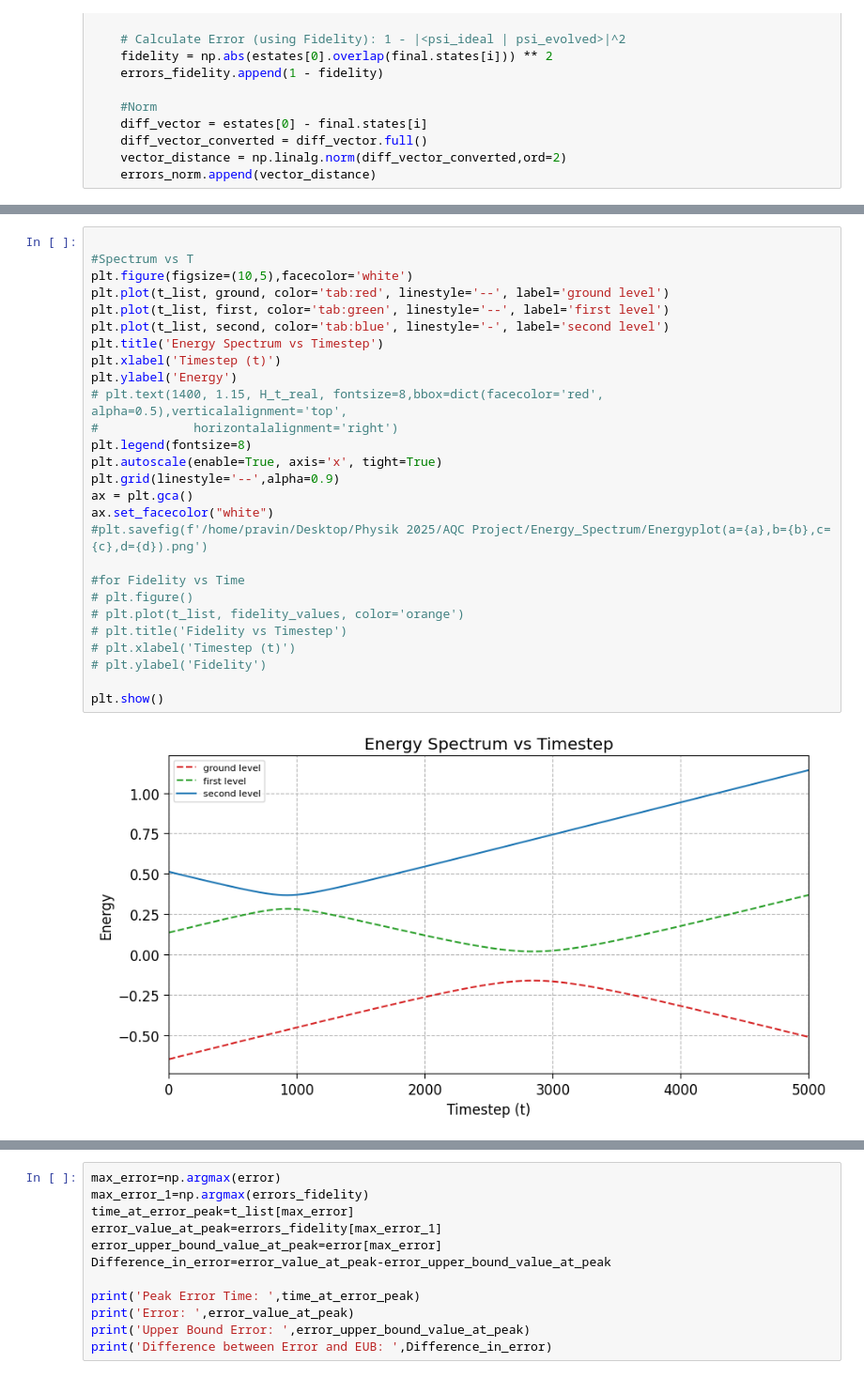
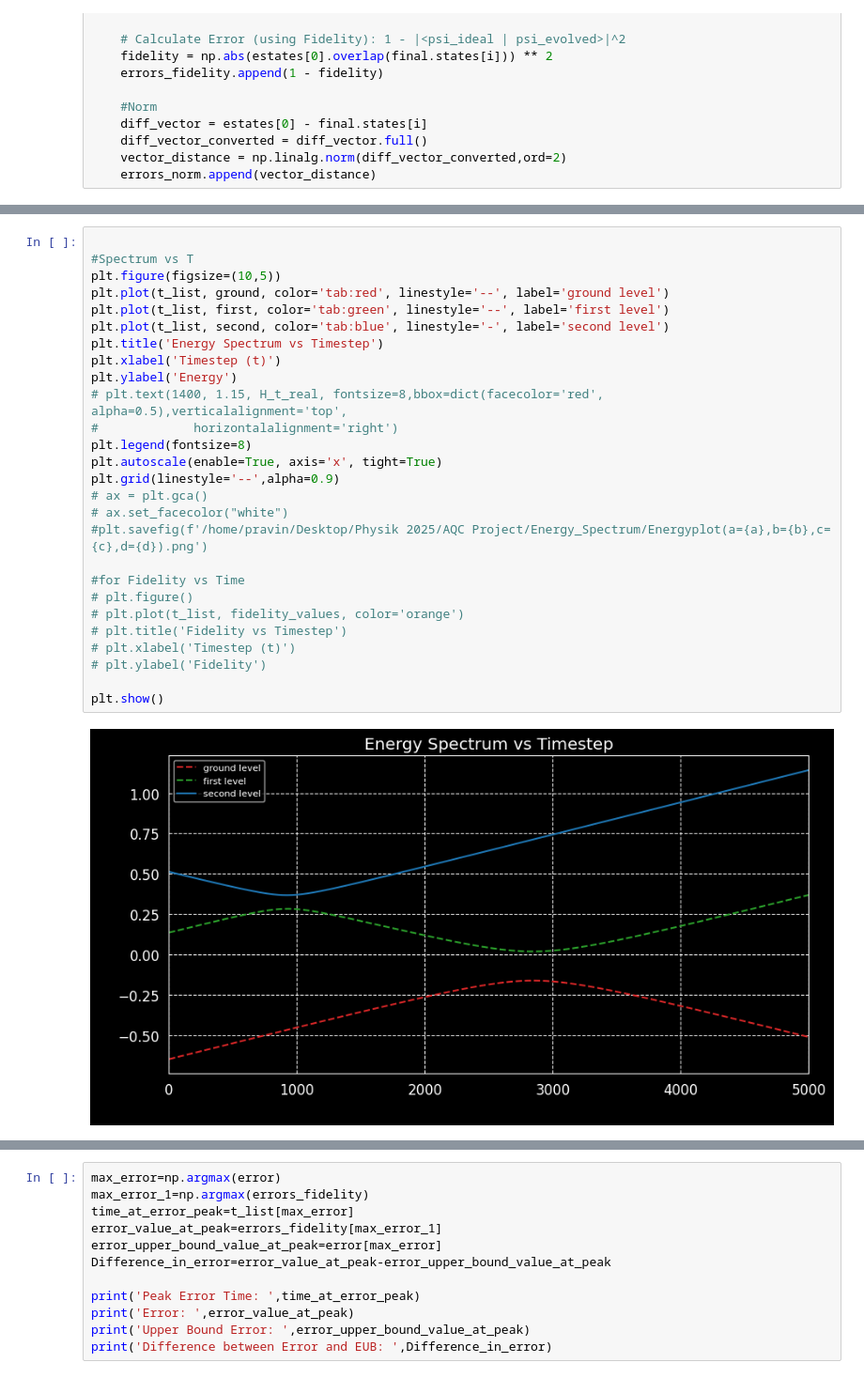
Before and after one commit to Usernotfoundoops/Adibatic_Quantum_Computing, a Jupyter notebook: AQC_3 level jpq.ipynb, the cells around one changed output, grey strips where cells are left out. Shown at 94% size. Saved outputs shown, nothing was run; the diff lists cells and outputs as text.

```diff
--- a/AQC_3 level jpq.ipynb
+++ b/AQC_3 level jpq.ipynb
@@ -234,32 +215,32 @@ plt.show()
 # %%
 
 #Spectrum vs T
-plt.figure(figsize=(10,5),facecolor='white')
+plt.figure(figsize=(10,5))
 plt.plot(t_list, ground, color='tab:red', linestyle='--', label='ground level')
 plt.plot(t_list, first, color='tab:green', linestyle='--', label='first level')
 plt.plot(t_list, second, color='tab:blue', linestyle='-', label='second level')
 plt.title('Energy Spectrum vs Timestep')
 plt.xlabel('Timestep (t)')
 plt.ylabel('Energy')
 # plt.text(1400, 1.15, H_t_real, fontsize=8,bbox=dict(facecolor='red', alpha=0.5),verticalalignment='top',
 #             horizontalalignment='right')
 plt.legend(fontsize=8)
 plt.autoscale(enable=True, axis='x', tight=True)
 plt.grid(linestyle='--',alpha=0.9)
-ax = plt.gca()
-ax.set_facecolor("white")
+# ax = plt.gca()
+# ax.set_facecolor("white")
 #plt.savefig(f'/home/pravin/Desktop/Physik 2025/AQC Project/Energy_Spectrum/Energyplot(a={a},b={b},c={c},d={d}).png')
 
 #for Fidelity vs Time
 # plt.figure()
 # plt.plot(t_list, fidelity_values, color='orange')
 # plt.title('Fidelity vs Timestep')
 # plt.xlabel('Timestep (t)')
 # plt.ylabel('Fidelity')
 
 plt.show()
 # %% [output]
-[figure, old version]
+[figure, new version]
 # %%
 max_error=np.argmax(error)
 time_at_error_peak=t_list[max_error]
```
Also changed, not shown: parts of 8 cells of this notebook, 1 other file.
